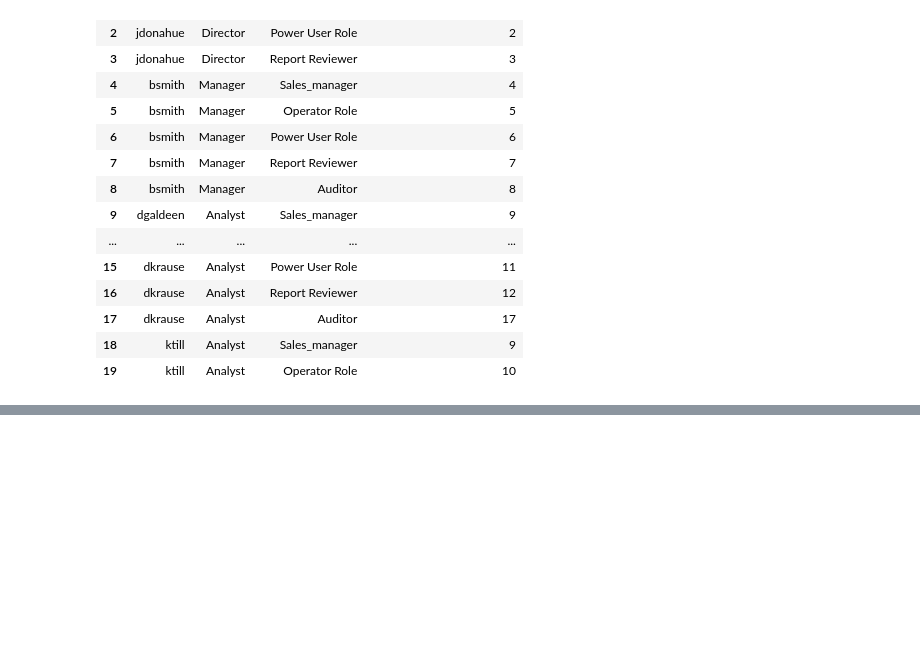
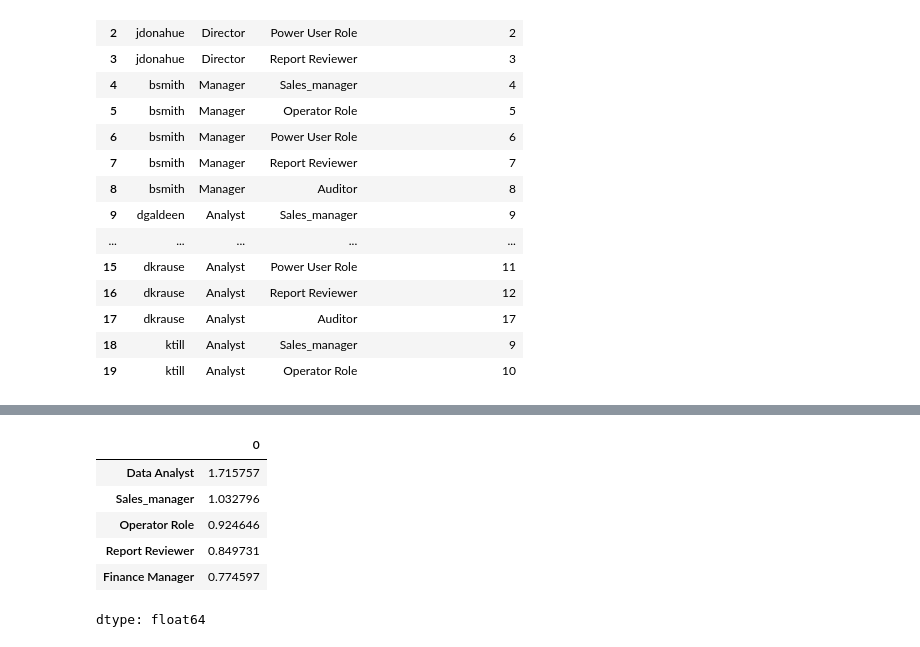
Before and after one commit to 7smn2219/AI, a Jupyter notebook: Access_Recommendation/Access_Recommendation.ipynb, the cells around one changed output, grey strips where cells are left out. Cells and saved outputs as stored; diff of their text form; code cells hidden in the pictures; blank space fills up the shorter version.

```diff
--- a/Access_Recommendation/Access_Recommendation.ipynb
+++ b/Access_Recommendation/Access_Recommendation.ipynb
@@ -959,0 +1105,54 @@ data10.head(20)
+# %%
+
+# Step 2: Clustering
+# Encode categorical data for clustering
+from sklearn.preprocessing import OneHotEncoder
+encoder = OneHotEncoder()
+encoded_attributes = encoder.fit_transform(user_attributes)
+
+# Apply K-Means clustering
+kmeans = KMeans(n_clusters=5, random_state=42)  # Adjust number of clusters as needed
+cluster_labels = kmeans.fit_predict(encoded_attributes)
+
+# Add cluster labels to the dataset
+final_data_with_roles['Cluster'] = cluster_labels
+# %%
+
+# Step 3: Collaborative Filtering
+# Function to recommend roles using collaborative filtering
+def recommend_roles_collaborative(username, data, role_columns, cluster_labels, cluster_id):
+    # Filter data to the user's cluster
+    cluster_data = data[data['Cluster'] == cluster_id]
+    cluster_roles = cluster_data[role_columns]
+
+    # Calculate user similarities
+    user_index = cluster_data['Username'].tolist().index(username)
+    user_similarity = cosine_similarity(cluster_roles)[user_index]
+
+    # Aggregate role recommendations based on similar users
+    role_scores = cluster_roles.T.dot(user_similarity)
+    role_recommendations = pd.Series(role_scores, index=role_columns).sort_values(ascending=False)
+
+    # Exclude roles the user already has
+    user_roles = cluster_roles.iloc[user_index]
+    recommended_roles = role_recommendations[user_roles == 0]
+
+    return recommended_roles.head(5)  # Top 5 recommendations
+
+# Example: Recommend roles for a user
+sample_user = final_data_with_roles.iloc[0]['Username']
+sample_cluster_id = final_data_with_roles.iloc[0]['Cluster']
+recommended_roles = recommend_roles_collaborative(
+    sample_user, final_data_with_roles, role_columns, cluster_labels, sample_cluster_id
+)
+
+# Display recommendations
+recommended_roles
+# %% [output]
+|  | 0 |
+| Data Analyst | 1.715757 |
+| Sales_manager | 1.032796 |
+| Operator Role | 0.924646 |
+| Report Reviewer | 0.849731 |
+| Finance Manager | 0.774597 |
+dtype: float64
```
Also changed, not shown: parts of 8 cells of this notebook.
